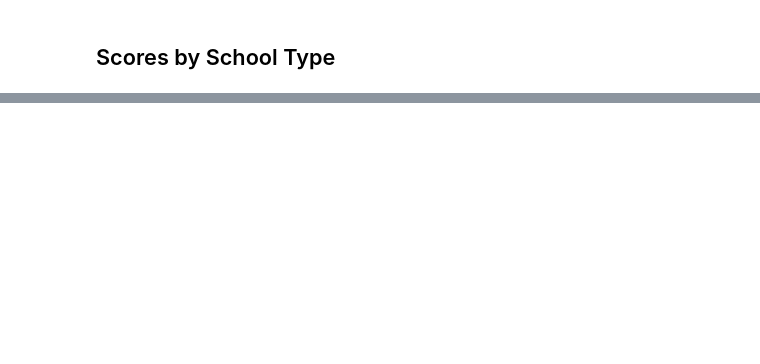
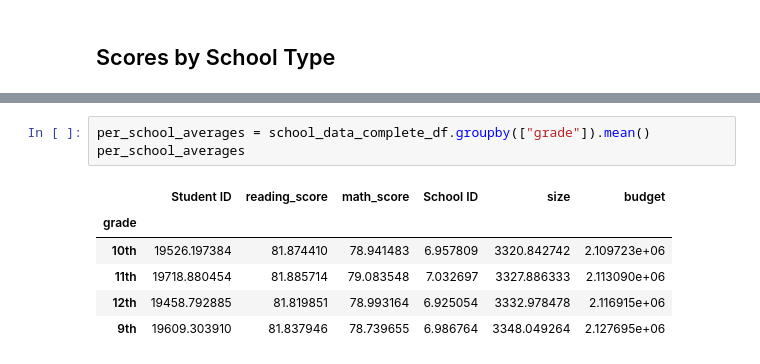
Before and after one commit to JoePizz/School_District_Analysis, a Jupyter notebook: PyCitySchools_Challenge_starter_code.ipynb, the cells around one changed output, grey strips where cells are left out. Drawn from its saved outputs; the diff is of its cells as text; blank space fills up the shorter version.

```diff
--- a/PyCitySchools_Challenge_starter_code.ipynb
+++ b/PyCitySchools_Challenge_starter_code.ipynb
@@ -442,0 +808,10 @@ Passing_overall
+# %%
+per_school_averages = school_data_complete_df.groupby(["grade"]).mean()
+per_school_averages
+# %% [output]
+|  | Student ID | reading_score | math_score | School ID | size | budget |
+| grade |  |  |  |  |  |  |
+| 10th | 19526.197384 | 81.874410 | 78.941483 | 6.957809 | 3320.842742 | 2.109723e+06 |
+| 11th | 19718.880454 | 81.885714 | 79.083548 | 7.032697 | 3327.886333 | 2.113090e+06 |
+| 12th | 19458.792885 | 81.819851 | 78.993164 | 6.925054 | 3332.978478 | 2.116915e+06 |
+| 9th | 19609.303910 | 81.837946 | 78.739655 | 6.986764 | 3348.049264 | 2.127695e+06 |
```
Also changed, not shown: parts of 44 cells of this notebook.
